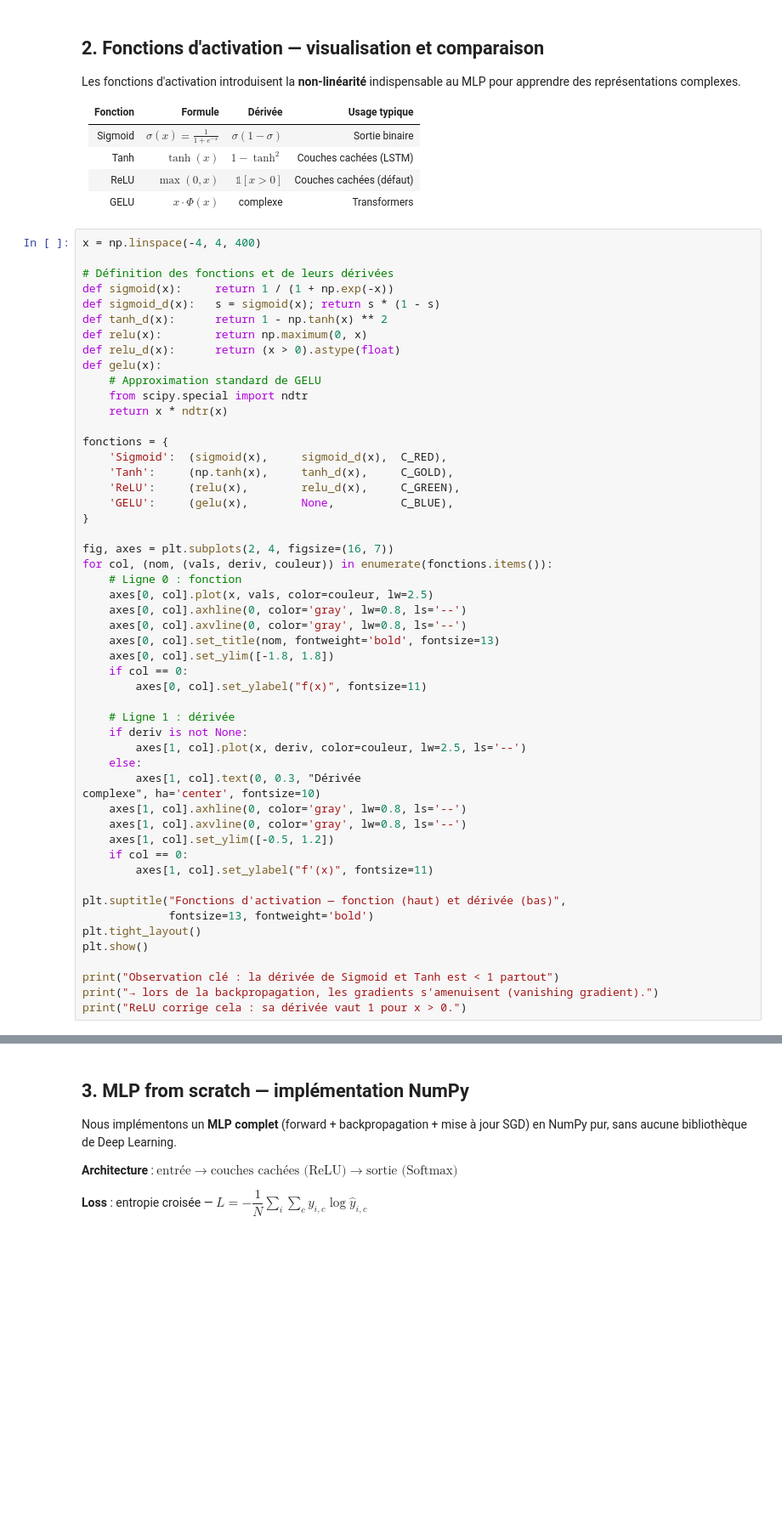
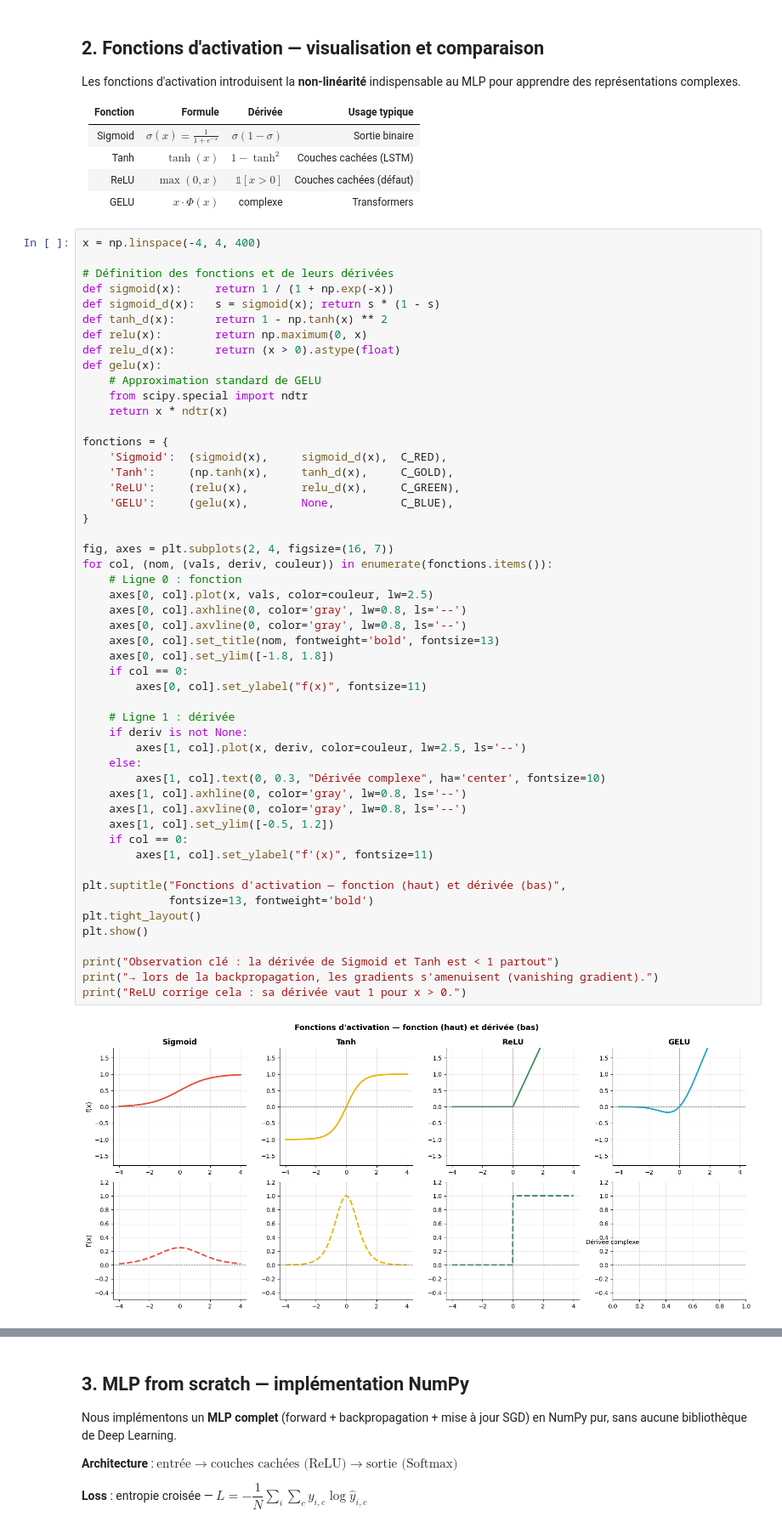
Before and after one commit to Muhammed-OTP/advancedmachinelearning-advanceddeeplearning-projet-integrateur, a Jupyter notebook: notebooks/02_notebook_DL.ipynb, the cells around one changed output, grey strips where cells are left out. Shown at 85% size. Drawn from its saved outputs; the diff is of its cells as text; blank space fills up the shorter version.

```diff
--- a/notebooks/02_notebook_DL.ipynb
+++ b/notebooks/02_notebook_DL.ipynb
@@ -95,32 +98,33 @@ fonctions = {
 
 fig, axes = plt.subplots(2, 4, figsize=(16, 7))
 for col, (nom, (vals, deriv, couleur)) in enumerate(fonctions.items()):
     # Ligne 0 : fonction
     axes[0, col].plot(x, vals, color=couleur, lw=2.5)
     axes[0, col].axhline(0, color='gray', lw=0.8, ls='--')
     axes[0, col].axvline(0, color='gray', lw=0.8, ls='--')
     axes[0, col].set_title(nom, fontweight='bold', fontsize=13)
     axes[0, col].set_ylim([-1.8, 1.8])
     if col == 0:
         axes[0, col].set_ylabel("f(x)", fontsize=11)
 
     # Ligne 1 : dérivée
     if deriv is not None:
         axes[1, col].plot(x, deriv, color=couleur, lw=2.5, ls='--')
     else:
-        axes[1, col].text(0, 0.3, "Dérivée
-complexe", ha='center', fontsize=10)
+        axes[1, col].text(0, 0.3, "Dérivée complexe", ha='center', fontsize=10)
     axes[1, col].axhline(0, color='gray', lw=0.8, ls='--')
     axes[1, col].axvline(0, color='gray', lw=0.8, ls='--')
     axes[1, col].set_ylim([-0.5, 1.2])
     if col == 0:
         axes[1, col].set_ylabel("f'(x)", fontsize=11)
 
 plt.suptitle("Fonctions d'activation — fonction (haut) et dérivée (bas)",
              fontsize=13, fontweight='bold')
 plt.tight_layout()
 plt.show()
 
 print("Observation clé : la dérivée de Sigmoid et Tanh est < 1 partout")
 print("→ lors de la backpropagation, les gradients s'amenuisent (vanishing gradient).")
 print("ReLU corrige cela : sa dérivée vaut 1 pour x > 0.")
+# %% [output]
+[figure, added]
```
Also changed, not shown: parts of 10 cells of this notebook, 2 other files.
